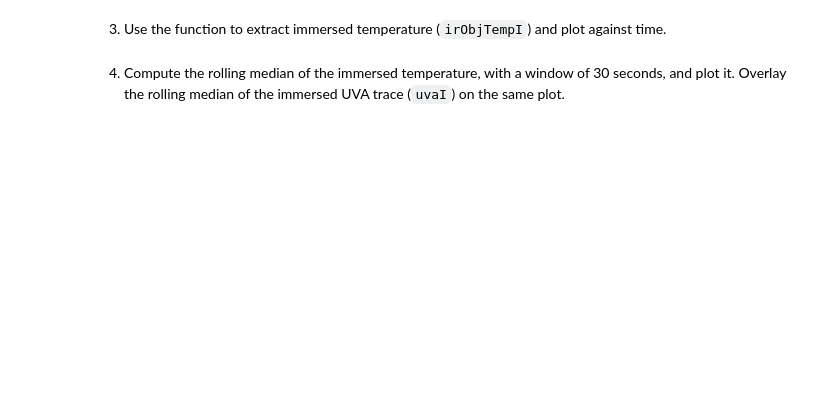
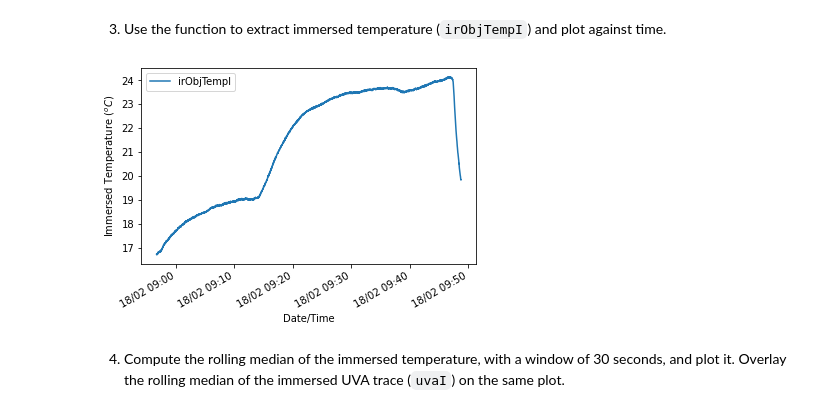
Before and after one commit to adhardy/Deepmatter-Interview, a Jupyter notebook: notebook/ds_nb_1.ipynb, the cells around one changed output. Cells and saved outputs as stored; diff of their text form; code cells hidden in the pictures; blank space fills up the shorter version.

```diff
--- a/notebook/ds_nb_1.ipynb
+++ b/notebook/ds_nb_1.ipynb
@@ -177,0 +82,9 @@ def plot_sensor_data(df: pd.DataFrame,
+# %%
+# === Get irObjTempI data ===
+file_path = "../pcrr/3a_run_01.pcrr"
+
+stop_after_first = True
+df_sensor_data = {} # holds the dataframes of sensor data. Use seperate dataframes as not sure if the timestamps exactly match up between sensors and that cause problems if they don't
+sensor_name = "irObjTempI"
+df_sensor_data[sensor_name] = PCCRParse.extract_sensor_data(file_path, sensor_name, stop_after_first)
+print(df_sensor_data[sensor_name])
@@ -178,15 +107,2 @@ def plot_sensor_data(df: pd.DataFrame,
 # %% [markdown]
 3. Use the function to extract immersed temperature (`irObjTempI`) and plot against time.
-# %%
-# === Get irObjTempI data ===
-file_path = "../pcrr/3a_run_01.pcrr"
-
-stop_after_first = False
-df_sensor_data = {} # holds the dataframes of sensor data. Use seperate dataframes as not sure if the timestamps exactly match up between sensors and that cause problems if they don't
-
-sensor_name = "irObjTempI"
-df_sensor_data[sensor_name] = extract_sensor_data(file_path, sensor_name, stop_after_first)
-
-# === Plot irObjTempI data ===
-sensor_plot_label = "Immersed Temperature ($^oC$)" # assume celsius, defintely not kelvin (<0)
-fig = plot_sensor_data(df_sensor_data[sensor_name], sensor_plot_label)
@@ -193,3 +117,9 @@ fig = plot_sensor_data(df_sensor_data[sensor_name], sensor_plot_label)
+# %%
+# === Plot irObjTempI data ===
+sensor_plot_label = "Immersed Temperature ($^oC$)" # assume celsius, defintely not kelvin (<0)
+fig = PCCRParse.plot_sensor_data(df_sensor_data[sensor_name], sensor_plot_label)
+# %% [output]
+[figure, added]
 # %% [markdown]
 4. Compute the rolling median of the immersed temperature, with a window of 30 seconds, and plot it.
 Overlay the rolling median of the immersed UVA trace (`uvaI`) on the same plot.
```
Also changed, not shown: parts of 18 cells of this notebook, 3 other files.
